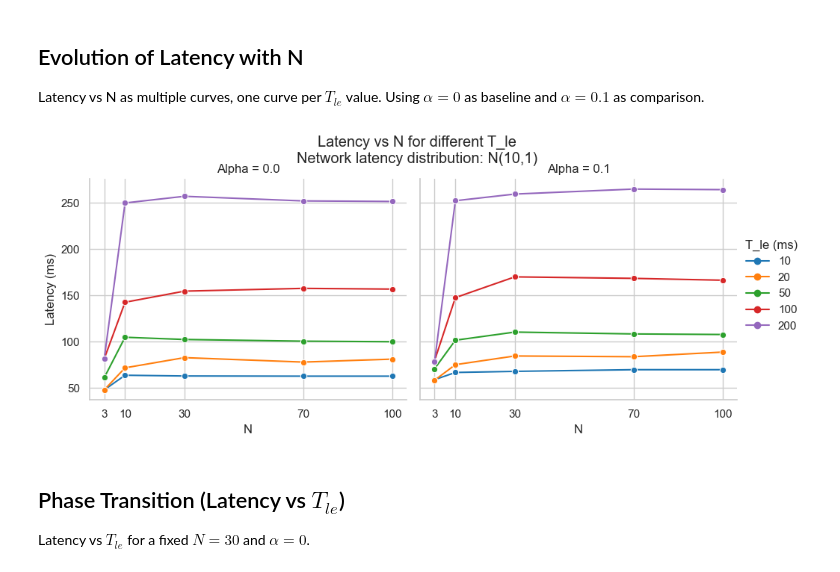
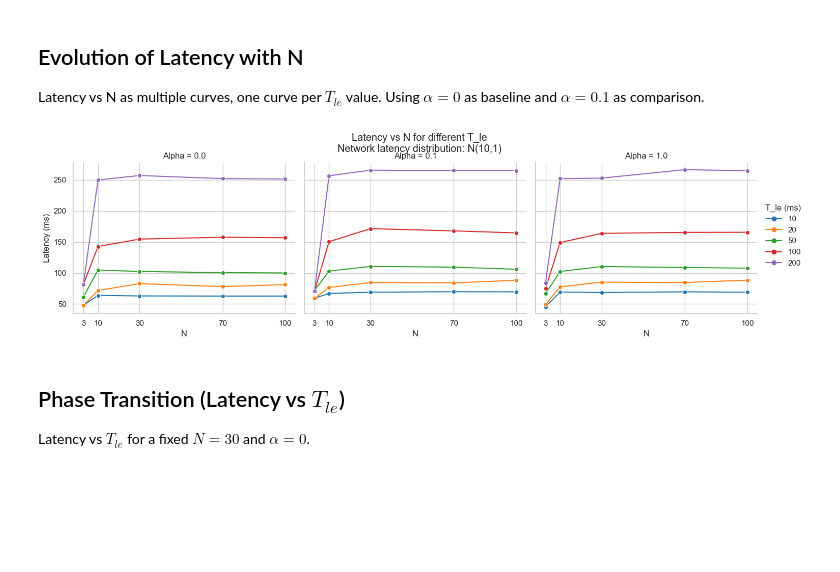
Before and after one commit to florian-roos/surcouf, a Jupyter notebook: notebook/benchmark_analysis.ipynb, the cells around one changed output. Saved outputs shown, nothing was run; the diff lists cells and outputs as text; code cells hidden in the pictures; blank space fills up the shorter version.

```diff
--- a/notebook/benchmark_analysis.ipynb
+++ b/notebook/benchmark_analysis.ipynb
@@ -53,30 +53,30 @@ Latency vs N as multiple curves, one curve per $T_{le}$ value. Using $\alpha=0$
 # %%
 # Select 4 interesting T_le values and Alpha in {0, 0.1}
 selected_tles = [200, 100, 50, 20, 10]
-df_f1 = avg_df[(avg_df['Alpha'].isin([0.0, 0.1])) & (avg_df['T_le'].isin(selected_tles))].copy()
+df_f1 = avg_df[(avg_df['Alpha'].isin([0.0, 0.1, 1.0])) & (avg_df['T_le'].isin(selected_tles))].copy()
 
 df_f1.rename(columns={"Latency": "Latency (ms)", "T_le": "T_le (ms)"}, inplace=True)
 
 g1 = sns.relplot(
     data=df_f1,
     x="N",
     y="Latency (ms)",
     hue="T_le (ms)",
     col="Alpha",
     kind="line",
     marker="o",
     palette="tab10",
     height=4,
     aspect=1.2
 )
 
 g1.fig.suptitle(f"Latency vs N for different T_le\nNetwork latency distribution: {network_latency_dist}", y=1.05)
 g1.set(xticks=df_f1['N'].unique())
 
 plt.savefig(f"{output_dir}/latency_vs_N.png", bbox_inches='tight', dpi=300)
 plt.show()
 # %% [output]
-[figure, old version]
+[figure, new version]
 # %% [markdown]
 ## Phase Transition (Latency vs $T_{le}$)
 Latency vs $T_{le}$ for a fixed $N=30$ and $\alpha=0$.
```
Also changed, not shown: parts of 1 cell of this notebook, 7 other files.
